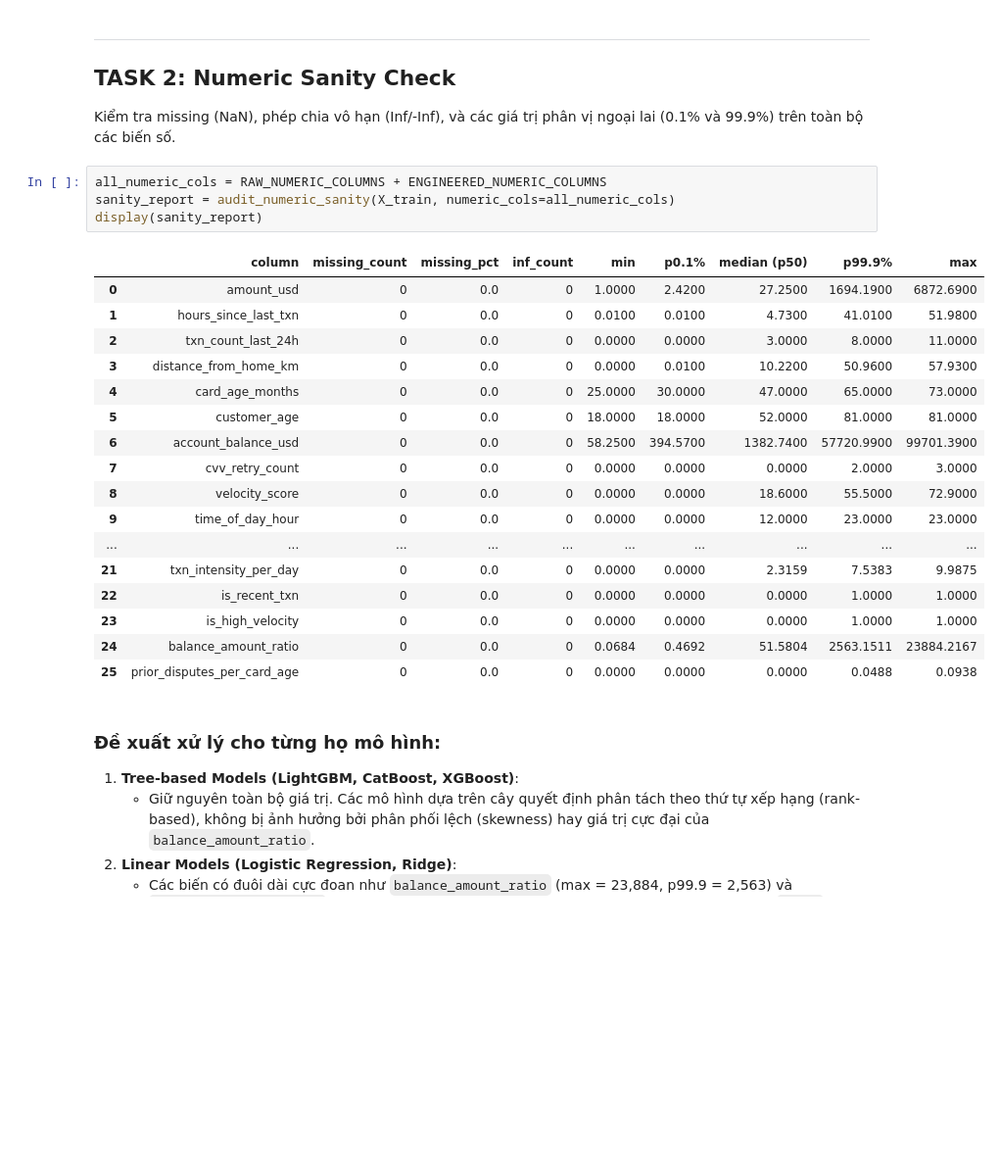
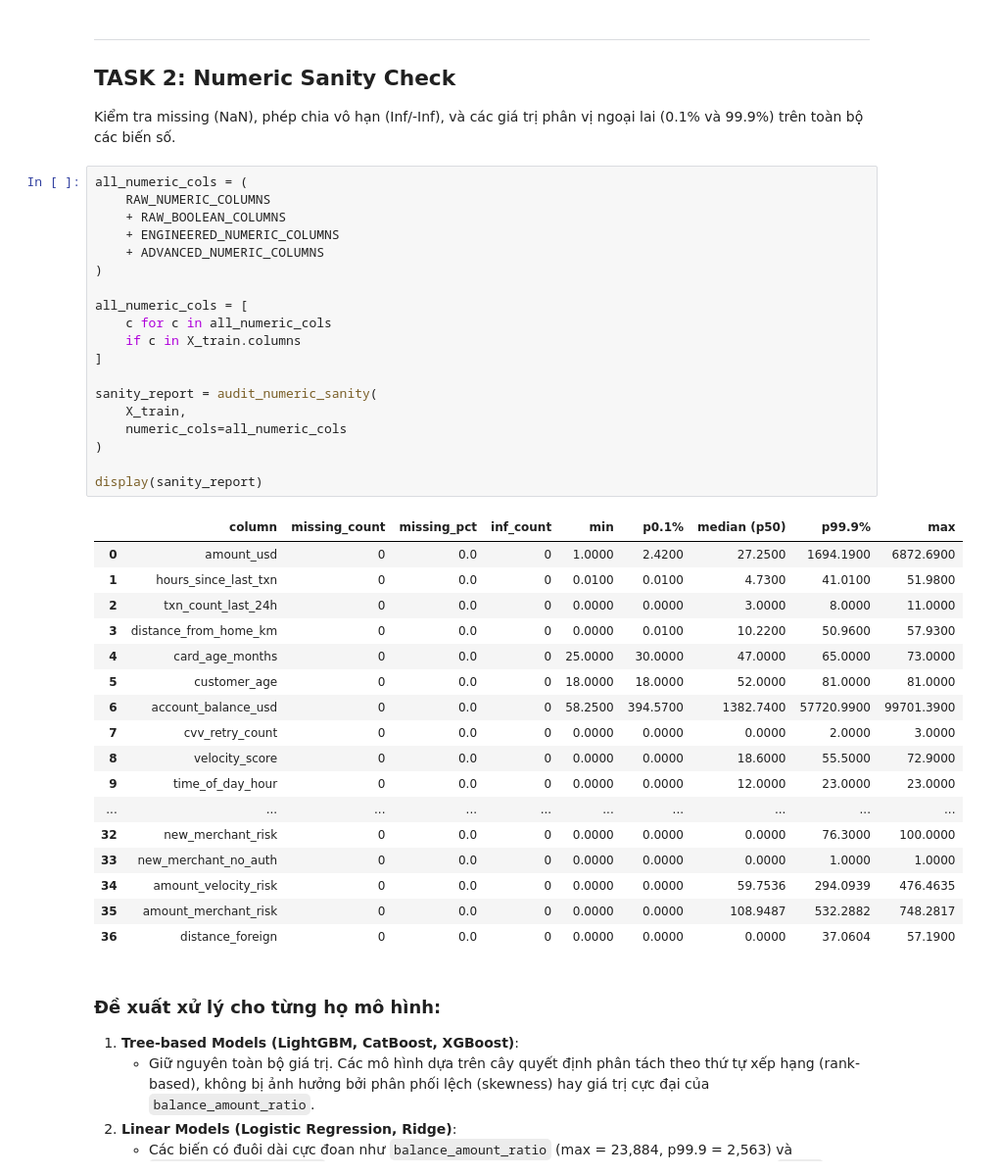
Before and after one commit to nghthanhlong/FraudDetection, a Jupyter notebook: notebooks/03_data_preparation.ipynb, the cells around one changed output. Shown at 98% size. Drawn from its saved outputs; the diff is of its cells as text; blank space fills up the shorter version.

```diff
--- a/notebooks/03_data_preparation.ipynb
+++ b/notebooks/03_data_preparation.ipynb
@@ -168,27 +171,42 @@ Top 15 Feature có AUC đơn biến cao nhất:
 
 Kiểm tra missing (NaN), phép chia vô hạn (Inf/-Inf), và các giá trị phân vị ngoại lai (0.1% và 99.9%) trên toàn bộ các biến số.
 # %%
-all_numeric_cols = RAW_NUMERIC_COLUMNS + ENGINEERED_NUMERIC_COLUMNS
-sanity_report = audit_numeric_sanity(X_train, numeric_cols=all_numeric_cols)
+all_numeric_cols = (
+    RAW_NUMERIC_COLUMNS
+    + RAW_BOOLEAN_COLUMNS
+    + ENGINEERED_NUMERIC_COLUMNS
+    + ADVANCED_NUMERIC_COLUMNS
+)
+
+all_numeric_cols = [
+    c for c in all_numeric_cols
+    if c in X_train.columns
+]
+
+sanity_report = audit_numeric_sanity(
+    X_train,
+    numeric_cols=all_numeric_cols
+)
+
 display(sanity_report)
 # %% [output]
 |  | column | missing_count | missing_pct | inf_count | min | p0.1% | median (p50) | p99.9% | max |
 | 0 | amount_usd | 0 | 0.0 | 0 | 1.0000 | 2.4200 | 27.2500 | 1694.1900 | 6872.6900 |
 | 1 | hours_since_last_txn | 0 | 0.0 | 0 | 0.0100 | 0.0100 | 4.7300 | 41.0100 | 51.9800 |
 | 2 | txn_count_last_24h | 0 | 0.0 | 0 | 0.0000 | 0.0000 | 3.0000 | 8.0000 | 11.0000 |
 | 3 | distance_from_home_km | 0 | 0.0 | 0 | 0.0000 | 0.0100 | 10.2200 | 50.9600 | 57.9300 |
 | 4 | card_age_months | 0 | 0.0 | 0 | 25.0000 | 30.0000 | 47.0000 | 65.0000 | 73.0000 |
 | 5 | customer_age | 0 | 0.0 | 0 | 18.0000 | 18.0000 | 52.0000 | 81.0000 | 81.0000 |
 | 6 | account_balance_usd | 0 | 0.0 | 0 | 58.2500 | 394.5700 | 1382.7400 | 57720.9900 | 99701.3900 |
 | 7 | cvv_retry_count | 0 | 0.0 | 0 | 0.0000 | 0.0000 | 0.0000 | 2.0000 | 3.0000 |
 | 8 | velocity_score | 0 | 0.0 | 0 | 0.0000 | 0.0000 | 18.6000 | 55.5000 | 72.9000 |
 | 9 | time_of_day_hour | 0 | 0.0 | 0 | 0.0000 | 0.0000 | 12.0000 | 23.0000 | 23.0000 |
 | ... | ... | ... | ... | ... | ... | ... | ... | ... | ... |
-| 21 | txn_intensity_per_day | 0 | 0.0 | 0 | 0.0000 | 0.0000 | 2.3159 | 7.5383 | 9.9875 |
-| 22 | is_recent_txn | 0 | 0.0 | 0 | 0.0000 | 0.0000 | 0.0000 | 1.0000 | 1.0000 |
-| 23 | is_high_velocity | 0 | 0.0 | 0 | 0.0000 | 0.0000 | 0.0000 | 1.0000 | 1.0000 |
-| 24 | balance_amount_ratio | 0 | 0.0 | 0 | 0.0684 | 0.4692 | 51.5804 | 2563.1511 | 23884.2167 |
-| 25 | prior_disputes_per_card_age | 0 | 0.0 | 0 | 0.0000 | 0.0000 | 0.0000 | 0.0488 | 0.0938 |
+| 32 | new_merchant_risk | 0 | 0.0 | 0 | 0.0000 | 0.0000 | 0.0000 | 76.3000 | 100.0000 |
+| 33 | new_merchant_no_auth | 0 | 0.0 | 0 | 0.0000 | 0.0000 | 0.0000 | 1.0000 | 1.0000 |
+| 34 | amount_velocity_risk | 0 | 0.0 | 0 | 0.0000 | 0.0000 | 59.7536 | 294.0939 | 476.4635 |
+| 35 | amount_merchant_risk | 0 | 0.0 | 0 | 0.0000 | 0.0000 | 108.9487 | 532.2882 | 748.2817 |
+| 36 | distance_foreign | 0 | 0.0 | 0 | 0.0000 | 0.0000 | 0.0000 | 37.0604 | 57.1900 |
 # %% [markdown]
 ### Đề xuất xử lý cho từng họ mô hình:
 1. **Tree-based Models (LightGBM, CatBoost, XGBoost)**:
```
Also changed, not shown: parts of 7 cells of this notebook, 10 other files.
